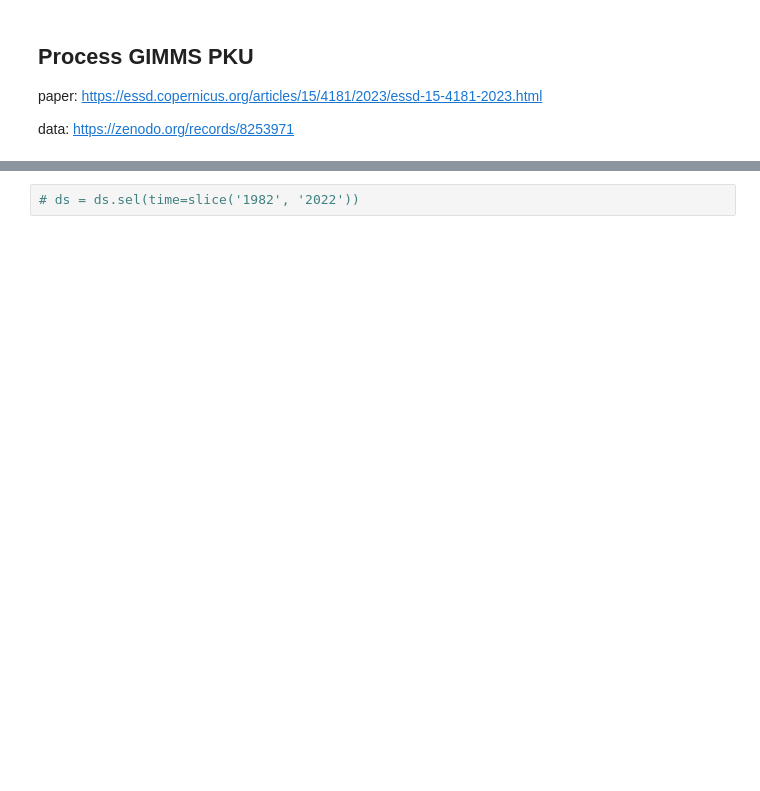
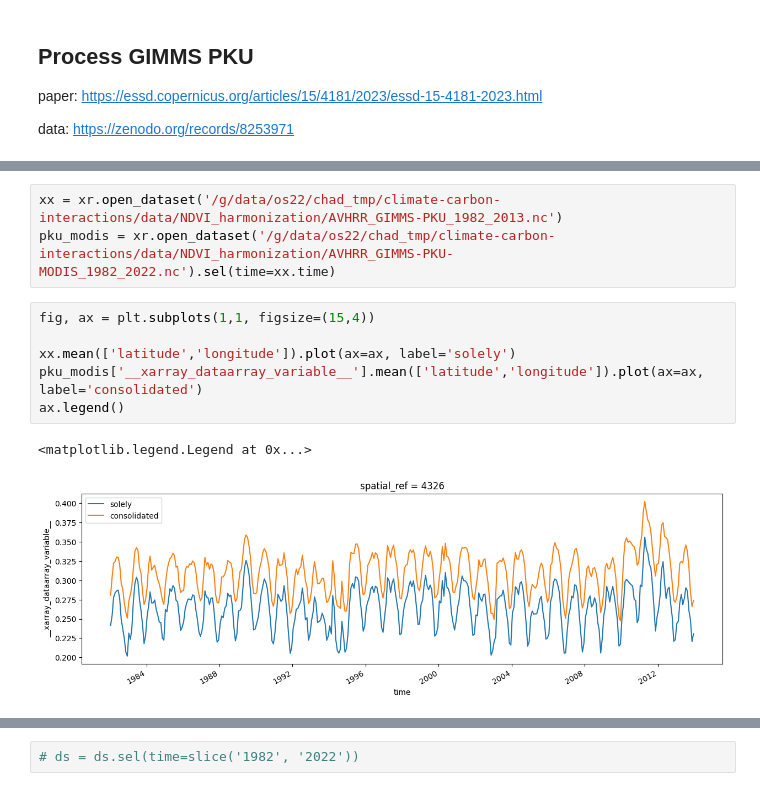
Before and after one commit to cbur24/climate-carbon-interactions, a Jupyter notebook: notebooks/misc/Acquire_data.ipynb, the cells around one changed output, grey strips where cells are left out. Cells and saved outputs as stored; diff of their text form; blank space fills up the shorter version.

```diff
--- a/notebooks/misc/Acquire_data.ipynb
+++ b/notebooks/misc/Acquire_data.ipynb
@@ -64,0 +118,12 @@ ds = ds.resample(time='MS', loffset=pd.Timedelta(14, 'd')).median()
+# %%
+xx = xr.open_dataset('/g/data/os22/chad_tmp/climate-carbon-interactions/data/NDVI_harmonization/AVHRR_GIMMS-PKU_1982_2013.nc')
+pku_modis = xr.open_dataset('/g/data/os22/chad_tmp/climate-carbon-interactions/data/NDVI_harmonization/AVHRR_GIMMS-PKU-MODIS_1982_2022.nc').sel(time=xx.time)
+# %%
+fig, ax = plt.subplots(1,1, figsize=(15,4))
+
+xx.mean(['latitude','longitude']).plot(ax=ax, label='solely')
+pku_modis['__xarray_dataarray_variable__'].mean(['latitude','longitude']).plot(ax=ax, label='consolidated')
+ax.legend()
+# %% [output]
+<matplotlib.legend.Legend at 0x...>
+[figure, added]
```
Also changed, not shown: parts of 12 cells of this notebook, 1 other file.
